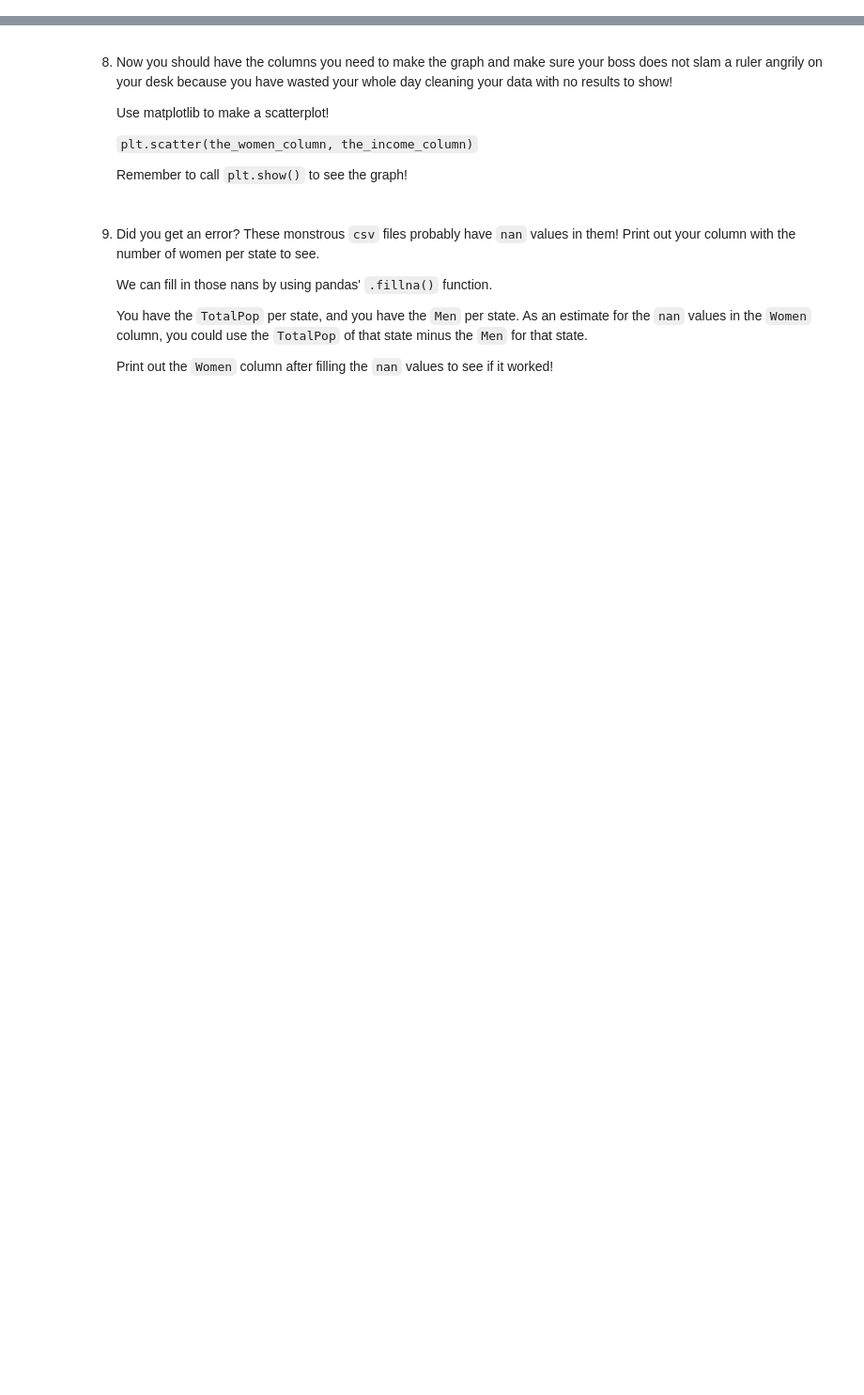
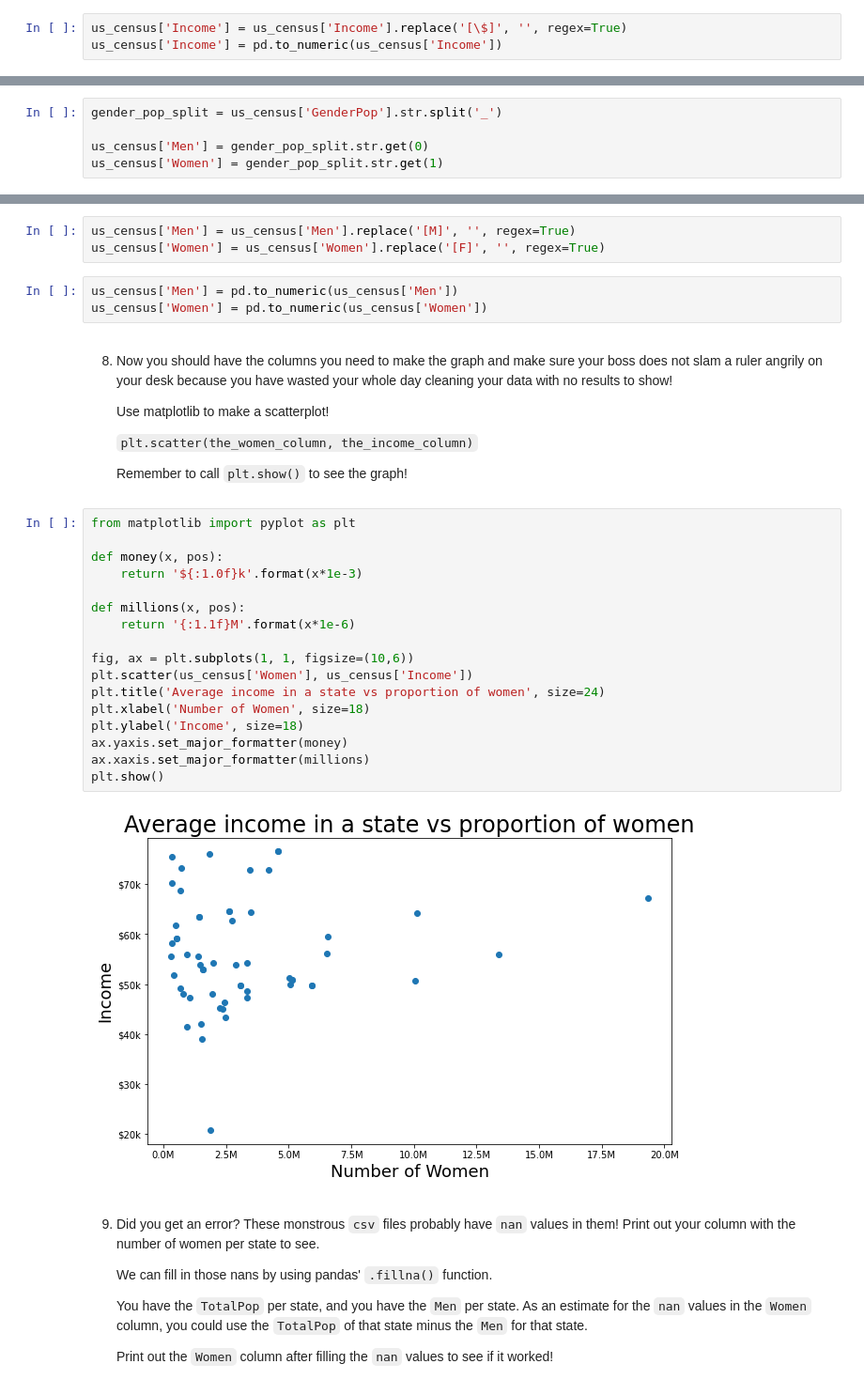
Before and after one commit to Klaynie/Learning-Python, a Jupyter notebook: Learning-Python/Codecademy/US_Census_Data/script.ipynb, the cells around one changed output, grey strips where cells are left out. Shown at 94% size. Saved outputs shown, nothing was run; the diff lists cells and outputs as text; blank space fills up the shorter version.

Commit message:
Added US Census Data Project

```diff
--- a/Learning-Python/Codecademy/US_Census_Data/script.ipynb
+++ b/Learning-Python/Codecademy/US_Census_Data/script.ipynb
@@ -32,14 +80,28 @@ Your boss wants you to make some scatterplots and histograms by the end of the d
 ## Regex to the Rescue
 
 5. Use regex to turn the `Income` column into a format that is ready for conversion into a numerical type.
+# %%
+us_census['Income'] = us_census['Income'].replace('[\$]', '', regex=True)
+us_census['Income'] = pd.to_numeric(us_census['Income'])
 # %% [markdown]
 6. Look at the `GenderPop` column. We are going to want to separate this into two columns, the `Men` column, and the `Women` column.
 
     Split the column into those two new columns using `str.split` and separating out those results.
+# %%
+gender_pop_split = us_census['GenderPop'].str.split('_')
+
+us_census['Men'] = gender_pop_split.str.get(0)
+us_census['Women'] = gender_pop_split.str.get(1)
 # %% [markdown]
 7. Convert both of the columns into numerical datatypes.
 
     There is still an `M` or an `F` character in each entry! We should remove those before we convert.
+# %%
+us_census['Men'] = us_census['Men'].replace('[M]', '', regex=True)
+us_census['Women'] = us_census['Women'].replace('[F]', '', regex=True)
+# %%
+us_census['Men'] = pd.to_numeric(us_census['Men'])
+us_census['Women'] = pd.to_numeric(us_census['Women'])
 # %% [markdown]
 8. Now you should have the columns you need to make the graph and make sure your boss does not slam a ruler angrily on your desk because you have wasted your whole day cleaning your data with no results to show!
 
@@ -48,6 +110,25 @@ Your boss wants you to make some scatterplots and histograms by the end of the d
     `plt.scatter(the_women_column, the_income_column)`
 
     Remember to call `plt.show()` to see the graph!
+# %%
+from matplotlib import pyplot as plt
+
+def money(x, pos):
+    return '${:1.0f}k'.format(x*1e-3)
+
+def millions(x, pos):
+    return '{:1.1f}M'.format(x*1e-6)
+
+fig, ax = plt.subplots(1, 1, figsize=(10,6))
+plt.scatter(us_census['Women'], us_census['Income'])
+plt.title('Average income in a state vs proportion of women', size=24)
+plt.xlabel('Number of Women', size=18)
+plt.ylabel('Income', size=18)
+ax.yaxis.set_major_formatter(money)
+ax.xaxis.set_major_formatter(millions)
+plt.show()
+# %% [output]
+[figure, added]
 # %% [markdown]
 9. Did you get an error? These monstrous `csv` files probably have `nan` values in them! Print out your column with the number of women per state to see.
 
```
Also changed, not shown: parts of 15 cells of this notebook.
